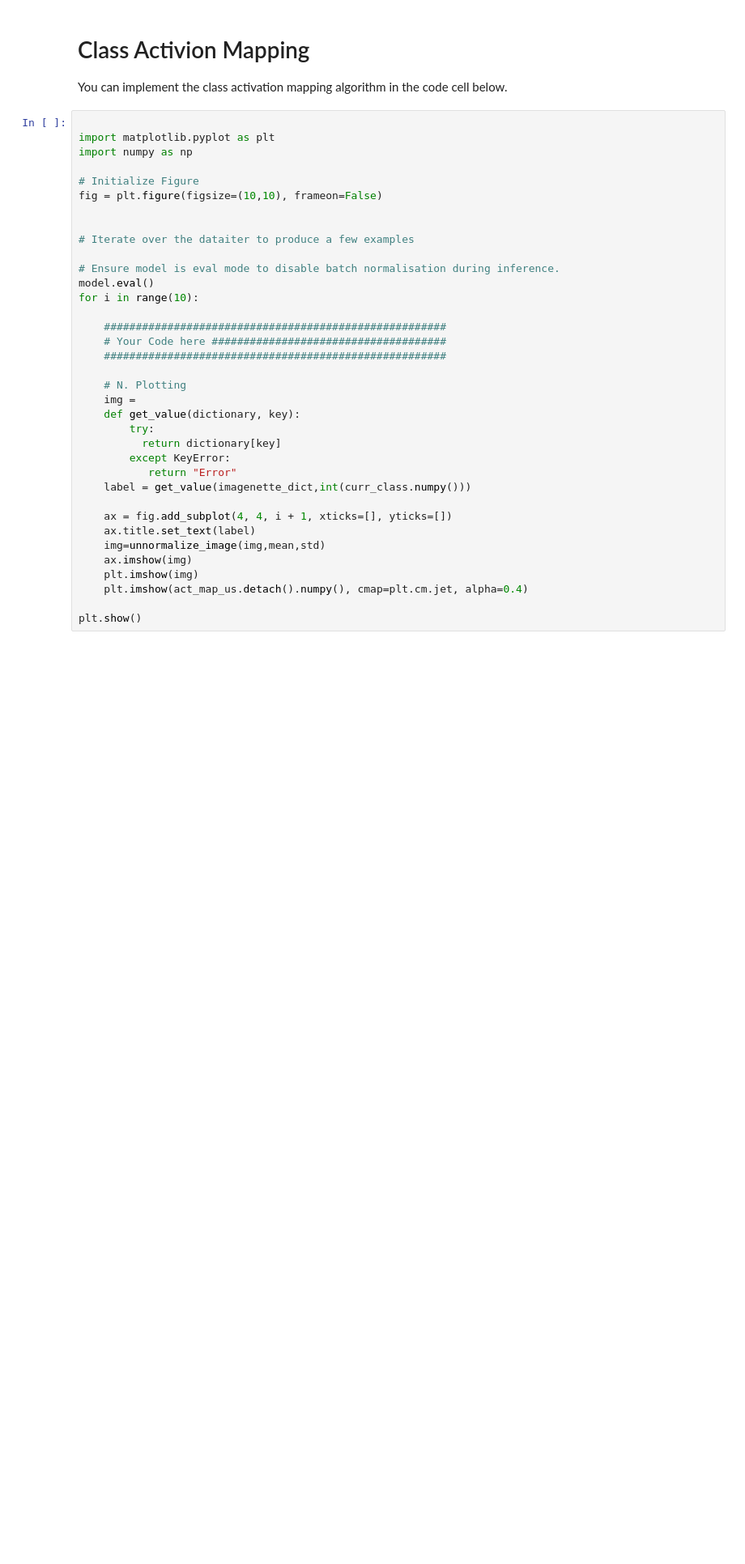
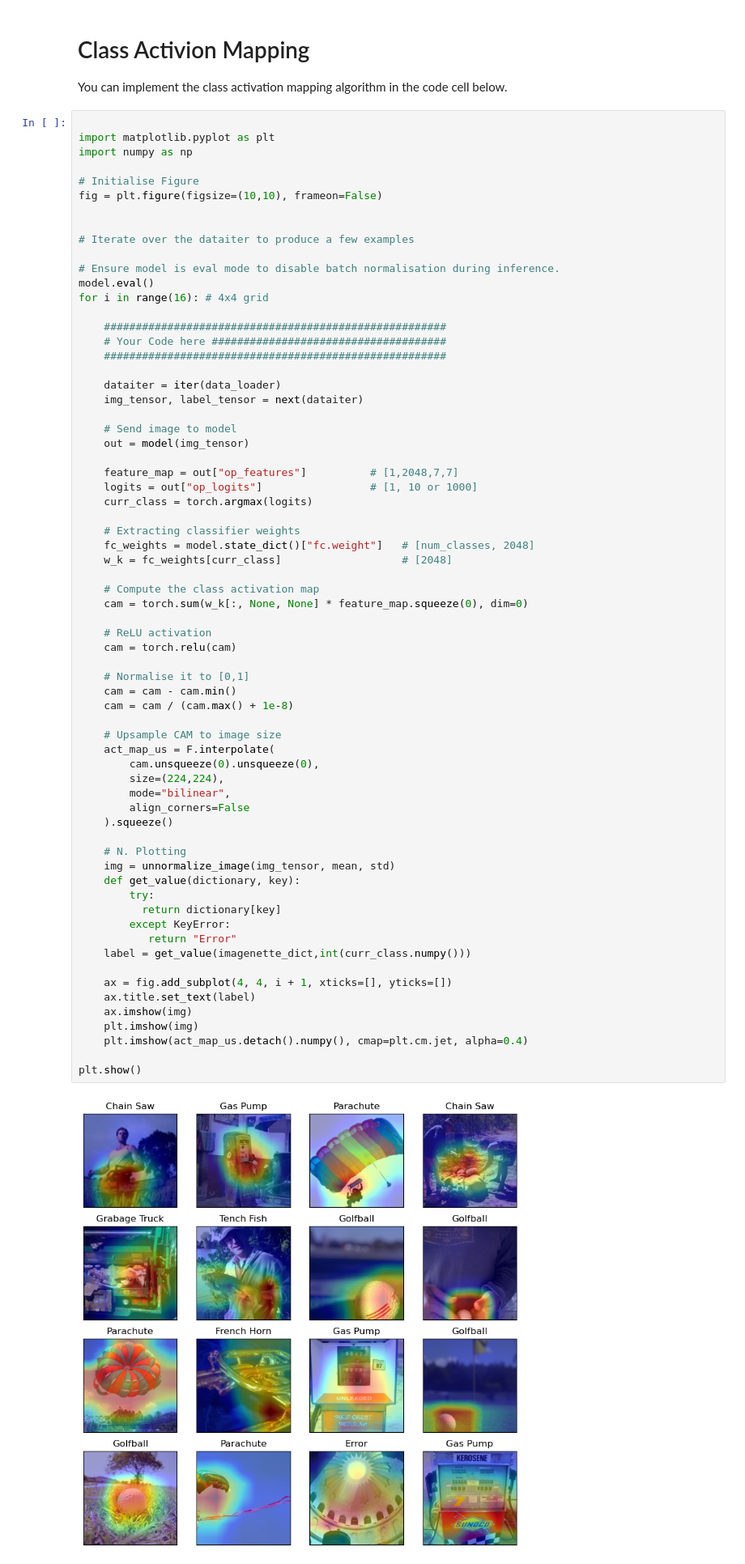
Before and after one commit to tonyscan6003/CE5021_AY2526_group1, a Jupyter notebook: Assignment_3_student.ipynb, the cells around one changed output. Shown at 81% size. Drawn from its saved outputs; the diff is of its cells as text; blank space fills up the shorter version.

Commit message:
initial code commit

```diff
--- a/Assignment_3_student.ipynb
+++ b/Assignment_3_student.ipynb
@@ -163,34 +205,67 @@ You can implement the class activation mapping algorithm in the code cell below.
 import matplotlib.pyplot as plt
 import numpy as np
 
-# Initialize Figure
+# Initialise Figure
 fig = plt.figure(figsize=(10,10), frameon=False)
 
 
 # Iterate over the dataiter to produce a few examples
 
 # Ensure model is eval mode to disable batch normalisation during inference.
 model.eval()
-for i in range(10):
+for i in range(16): # 4x4 grid
 
     ######################################################
     # Your Code here #####################################
     ######################################################
 
+    dataiter = iter(data_loader)
+    img_tensor, label_tensor = next(dataiter)
+
+    # Send image to model
+    out = model(img_tensor)
+
+    feature_map = out["op_features"]          # [1,2048,7,7]
+    logits = out["op_logits"]                 # [1, 10 or 1000]
+    curr_class = torch.argmax(logits)
+
+    # Extracting classifier weights
+    fc_weights = model.state_dict()["fc.weight"]   # [num_classes, 2048]
+    w_k = fc_weights[curr_class]                   # [2048]
+
+    # Compute the class activation map
+    cam = torch.sum(w_k[:, None, None] * feature_map.squeeze(0), dim=0)
+
+    # ReLU activation
+    cam = torch.relu(cam)
+
+    # Normalise it to [0,1]
+    cam = cam - cam.min()
+    cam = cam / (cam.max() + 1e-8)
+
+    # Upsample CAM to image size
+    act_map_us = F.interpolate(
+        cam.unsqueeze(0).unsqueeze(0),
+        size=(224,224),
+        mode="bilinear",
+        align_corners=False
+    ).squeeze()
+
     # N. Plotting
-    img =
+    img = unnormalize_image(img_tensor, mean, std)
     def get_value(dictionary, key):
         try:
           return dictionary[key]
         except KeyError:
            return "Error"
     label = get_value(imagenette_dict,int(curr_class.numpy()))
 
     ax = fig.add_subplot(4, 4, i + 1, xticks=[], yticks=[])
     ax.title.set_text(label)
-    img=unnormalize_image(img,mean,std)
     ax.imshow(img)
     plt.imshow(img)
     plt.imshow(act_map_us.detach().numpy(), cmap=plt.cm.jet, alpha=0.4)
 
 plt.show()
+# %% [output]
+[figure, added]
```
Also changed, not shown: parts of 10 cells of this notebook.
